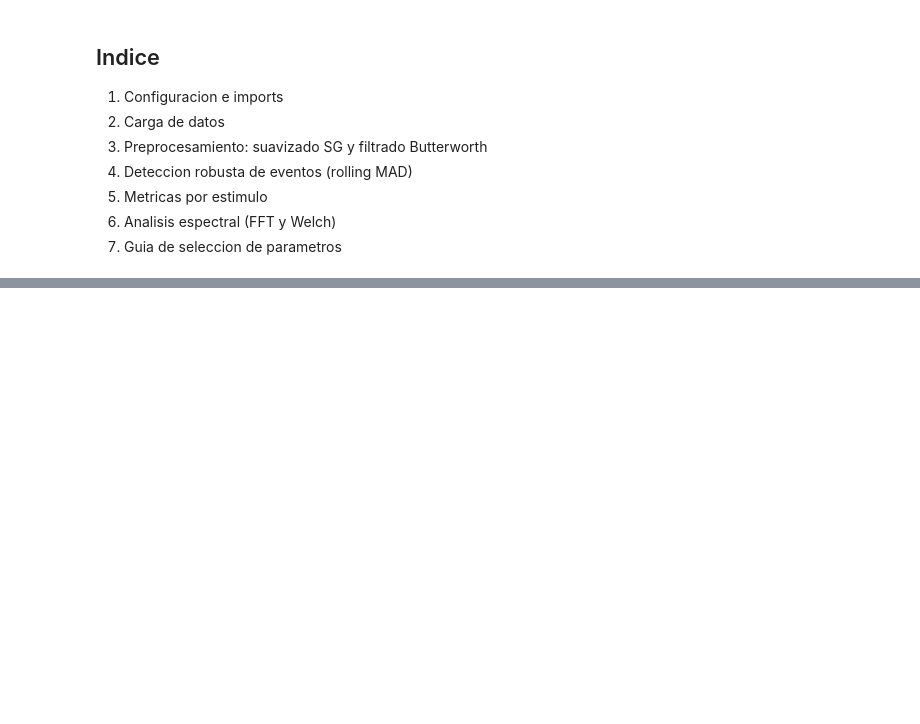
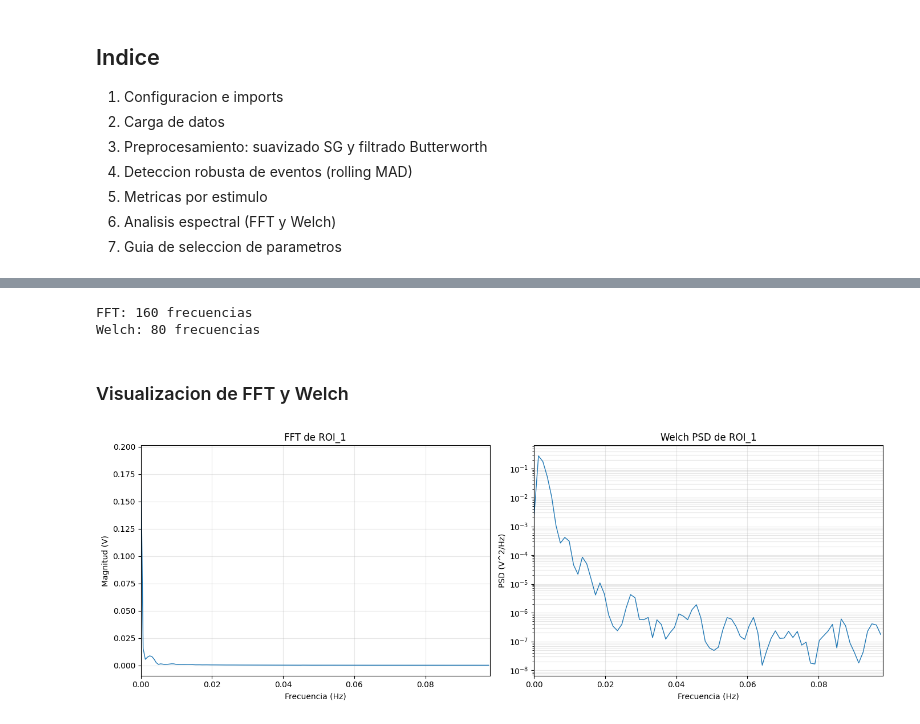
Before and after one commit to emodoro/Calcium_Image, a Jupyter notebook: notebooks/analisis_calcio_completo.ipynb, the cells around one changed output, grey strips where cells are left out. Drawn from its saved outputs; the diff is of its cells as text; code cells hidden in the pictures; blank space fills up the shorter version.

```diff
--- a/notebooks/analisis_calcio_completo.ipynb
+++ b/notebooks/analisis_calcio_completo.ipynb
@@ -236,0 +445,63 @@ IndentationError: expected an indented block after 'if' statement on line 4 (671
+# %%
+def compute_fft(signal_data, fs):
+    """Calcula FFT de una senal.
+
+    Returns:
+        freqs: frecuencias en Hz
+        magnitude: magnitud (valor absoluto normalizado)
+    """
+    N = len(signal_data)
+    fft_vals = np.fft.fft(signal_data)
+    freqs = np.fft.fftfreq(N, 1/fs)
+    magnitude = np.abs(fft_vals) / N
+
+    # Retornar solo frecuencias positivas
+    idx = freqs >= 0
+    return freqs[idx], magnitude[idx]
+
+def compute_welch(signal_data, fs, nperseg=None):
+    """Calcula PSD usando metodo de Welch.
+
+    Returns:
+        freqs: frecuencias en Hz
+        psd: densidad espectral de potencia
+    """
+    if nperseg is None:
+        nperseg = min(256, len(signal_data) // 2)
+    freqs, psd = signal.welch(signal_data, fs=fs, nperseg=nperseg)
+    return freqs, psd
+
+# Calcular espectros para la primera ROI
+freqs_fft, mag_fft = compute_fft(x_sg, fs)
+freqs_welch, psd_welch = compute_welch(x_sg, fs)
+
+print(f'FFT: {len(freqs_fft)} frecuencias')
+print(f'Welch: {len(freqs_welch)} frecuencias')
+# %% [output]
+FFT: 160 frecuencias
+Welch: 80 frecuencias
+# %% [markdown]
+### Visualizacion de FFT y Welch
+# %%
+fig, (ax1, ax2) = plt.subplots(1, 2, figsize=(14, 5))
+
+# FFT
+ax1.plot(freqs_fft, mag_fft, linewidth=1)
+ax1.set_xlabel('Frecuencia (Hz)')
+ax1.set_ylabel('Magnitud (V)')
+ax1.set_title(f'FFT de {roi}')
+ax1.set_xlim(0, min(0.5, fs/2))
+ax1.grid(True, alpha=0.3)
+
+# Welch
+ax2.semilogy(freqs_welch, psd_welch, linewidth=1)
+ax2.set_xlabel('Frecuencia (Hz)')
+ax2.set_ylabel('PSD (V^2/Hz)')
+ax2.set_title(f'Welch PSD de {roi}')
+ax2.set_xlim(0, min(0.5, fs/2))
+ax2.grid(True, alpha=0.3, which='both')
+
+plt.tight_layout()
+plt.show()
+# %% [output]
+[figure, added]
```
Also changed, not shown: parts of 39 cells of this notebook.
